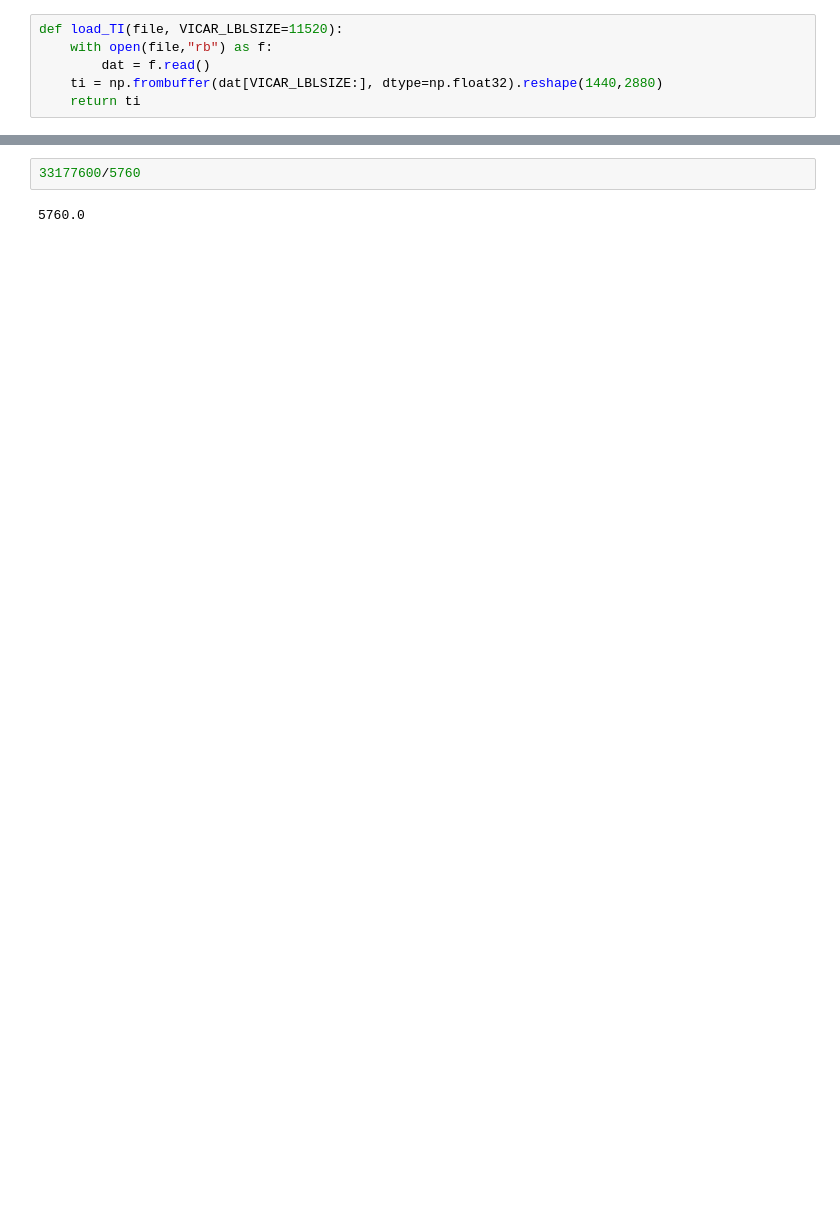
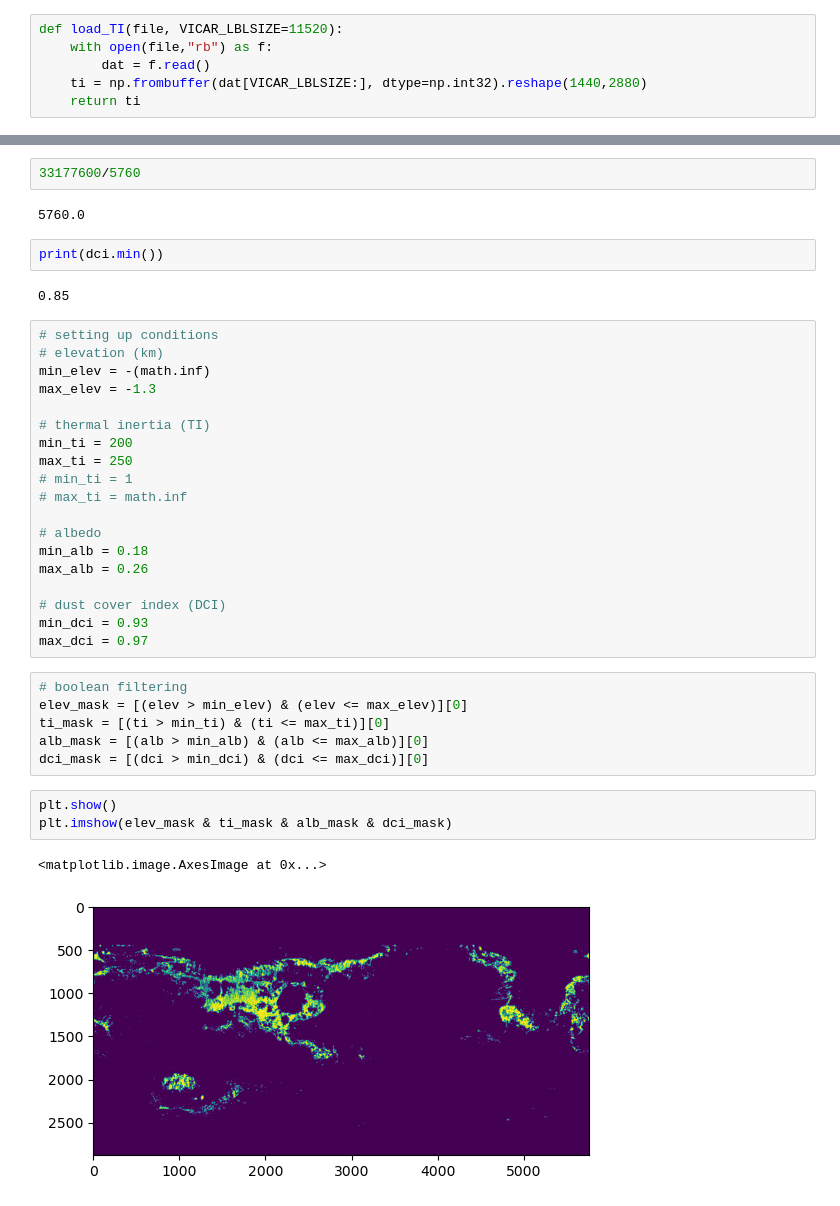
Before and after one commit to hlakams/mars-landing, a Jupyter notebook: Drafting.ipynb, the cells around one changed output, grey strips where cells are left out. Saved outputs shown, nothing was run; the diff lists cells and outputs as text; blank space fills up the shorter version.

```diff
--- a/Drafting.ipynb
+++ b/Drafting.ipynb
@@ -29,7 +30,7 @@ def load_dci(file):
 def load_TI(file, VICAR_LBLSIZE=11520):
     with open(file,"rb") as f:
         dat = f.read()
-    ti = np.frombuffer(dat[VICAR_LBLSIZE:], dtype=np.float32).reshape(1440,2880)
+    ti = np.frombuffer(dat[VICAR_LBLSIZE:], dtype=np.int32).reshape(1440,2880)
     return ti
 # %%
 def load_alb(file, VICAR_LBLSIZE=11520):
@@ -106,3 +103,38 @@ np.frombuffer(dat).reshape(5760,2880)
 33177600/5760
 # %% [output]
 5760.0
+# %%
+print(dci.min())
+# %% [output]
+0.85
+# %%
+# setting up conditions
+# elevation (km)
+min_elev = -(math.inf)
+max_elev = -1.3
+
+# thermal inertia (TI)
+min_ti = 200
+max_ti = 250
+# min_ti = 1
+# max_ti = math.inf
+
+# albedo
+min_alb = 0.18
+max_alb = 0.26
+
+# dust cover index (DCI)
+min_dci = 0.93
+max_dci = 0.97
+# %%
+# boolean filtering
+elev_mask = [(elev > min_elev) & (elev <= max_elev)][0]
+ti_mask = [(ti > min_ti) & (ti <= max_ti)][0]
+alb_mask = [(alb > min_alb) & (alb <= max_alb)][0]
+dci_mask = [(dci > min_dci) & (dci <= max_dci)][0]
+# %%
+plt.show()
+plt.imshow(elev_mask & ti_mask & alb_mask & dci_mask)
+# %% [output]
+<matplotlib.image.AxesImage at 0x...>
+[figure, added]
```
Also changed, not shown: parts of 2 cells of this notebook, 1 other file.
